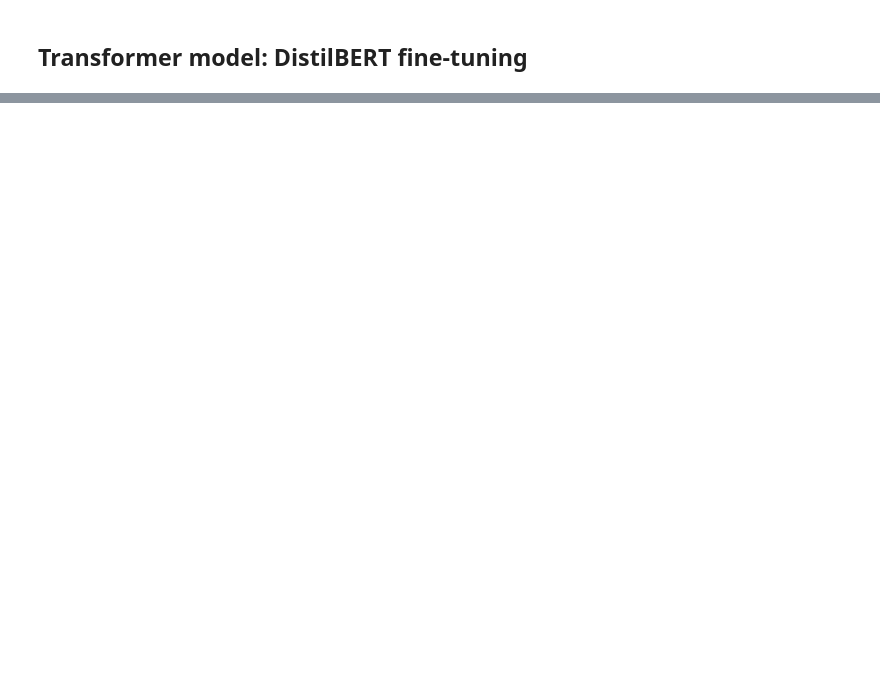
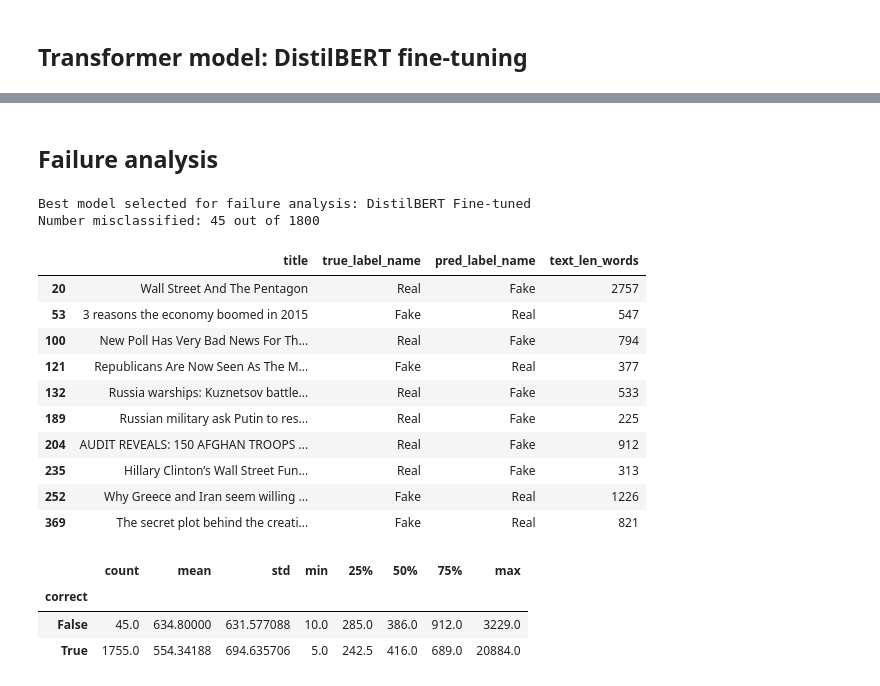
Before and after one commit to vdreddy567/COMP690, a Jupyter notebook: COMP_690_AH2_Final_Draft.ipynb, the cells around one changed output, grey strips where cells are left out. Cells and saved outputs as stored; diff of their text form; code cells hidden in the pictures; blank space fills up the shorter version.

```diff
--- a/COMP_690_AH2_Final_Draft.ipynb
+++ b/COMP_690_AH2_Final_Draft.ipynb
@@ -516,0 +527,9 @@ trainer.train()
+# %%
+bert_output = trainer.predict(tokenized['test'])
+bert_logits = bert_output.predictions
+bert_proba = torch.softmax(torch.tensor(bert_logits), dim=1).numpy()[:,1]
+bert_pred = np.argmax(bert_logits, axis=1)
+
+evaluate_predictions('DistilBERT Fine-tuned', y_test, bert_pred, bert_proba)
+plot_confusion(y_test, bert_pred, 'DistilBERT Confusion Matrix')
+prediction_store['DistilBERT Fine-tuned'] = bert_pred
@@ -516,0 +613,38 @@ trainer.train()
+# %% [markdown]
+## Failure analysis
+# %%
+best_model_name = results_df.iloc[0]['model']
+print('Best model selected for failure analysis:', best_model_name)
+
+best_pred = prediction_store[best_model_name]
+failure_df = test_df.copy().reset_index(drop=True)
+failure_df['pred_label'] = best_pred
+failure_df['true_label_name'] = failure_df['label'].map({0:'Fake', 1:'Real'})
+failure_df['pred_label_name'] = failure_df['pred_label'].map({0:'Fake', 1:'Real'})
+failure_df['correct'] = failure_df['label'] == failure_df['pred_label']
+
+misclassified = failure_df[~failure_df['correct']].copy()
+print('Number misclassified:', len(misclassified), 'out of', len(failure_df))
+misclassified[['title','true_label_name','pred_label_name','text_len_words']].head(10)
+# %% [output]
+Best model selected for failure analysis: DistilBERT Fine-tuned
+Number misclassified: 45 out of 1800
+|  | title | true_label_name | pred_label_name | text_len_words |
+| 20 | Wall Street And The Pentagon | Real | Fake | 2757 |
+| 53 | 3 reasons the economy boomed in 2015 | Fake | Real | 547 |
+| 100 | New Poll Has Very Bad News For Th... | Real | Fake | 794 |
+| 121 | Republicans Are Now Seen As The M... | Fake | Real | 377 |
+| 132 | Russia warships: Kuznetsov battle... | Real | Fake | 533 |
+| 189 | Russian military ask Putin to res... | Real | Fake | 225 |
+| 204 | AUDIT REVEALS: 150 AFGHAN TROOPS ... | Real | Fake | 912 |
+| 235 | Hillary Clinton’s Wall Street Fun... | Real | Fake | 313 |
+| 252 | Why Greece and Iran seem willing ... | Fake | Real | 1226 |
+| 369 | The secret plot behind the creati... | Fake | Real | 821 |
+# %%
+# Compare length distribution for correct vs incorrect predictions
+failure_df.groupby('correct')['text_len_words'].describe()
+# %% [output]
+|  | count | mean | std | min | 25% | 50% | 75% | max |
+| correct |  |  |  |  |  |  |  |  |
+| False | 45.0 | 634.80000 | 631.577088 | 10.0 | 285.0 | 386.0 | 912.0 | 3229.0 |
+| True | 1755.0 | 554.34188 | 694.635706 | 5.0 | 242.5 | 416.0 | 689.0 | 20884.0 |
```
Also changed, not shown: parts of 17 cells of this notebook, 2 other files.
